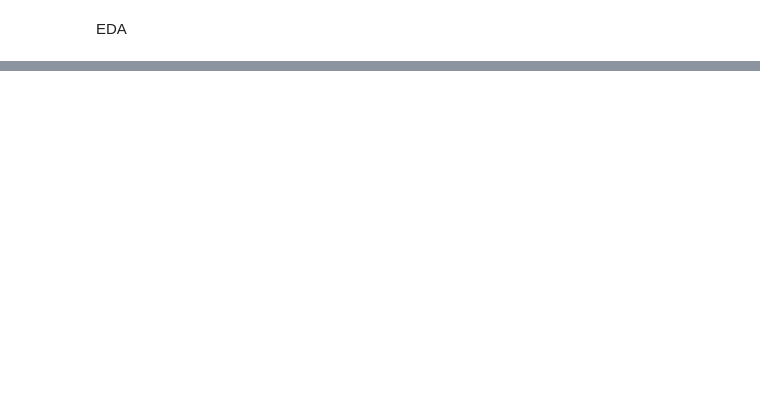
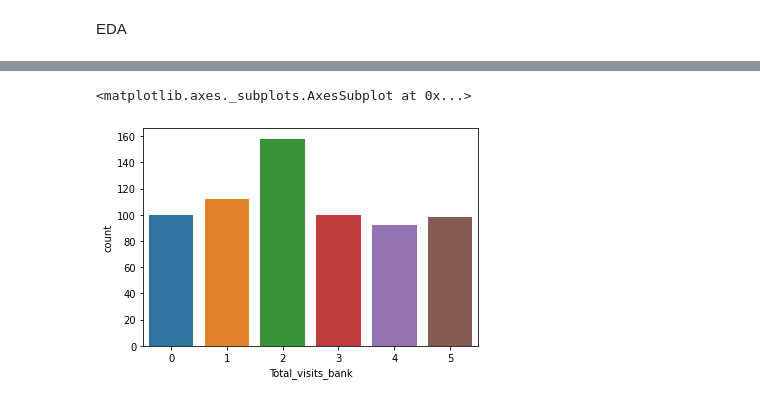
Before and after one commit to GreatLearningAIML1/gl-pgp-aiml-uta-intl-mar20-veenaneshwari, a Jupyter notebook: July11/CreditCardCustomerData.ipynb, the cells around one changed output, grey strips where cells are left out. Drawn from its saved outputs; the diff is of its cells as text; code cells hidden in the pictures; blank space fills up the shorter version.

```diff
--- a/July11/CreditCardCustomerData.ipynb
+++ b/July11/CreditCardCustomerData.ipynb
@@ -98,0 +108,6 @@ sns.distplot(Data["Avg_Credit_Limit"])
+# %%
+#count plot for bank visits
+sns.countplot(Data["Total_visits_bank"])
+# %% [output]
+<matplotlib.axes._subplots.AxesSubplot at 0x...>
+[figure, added]
```
Also changed, not shown: parts of 25 cells of this notebook, 1 other file.
